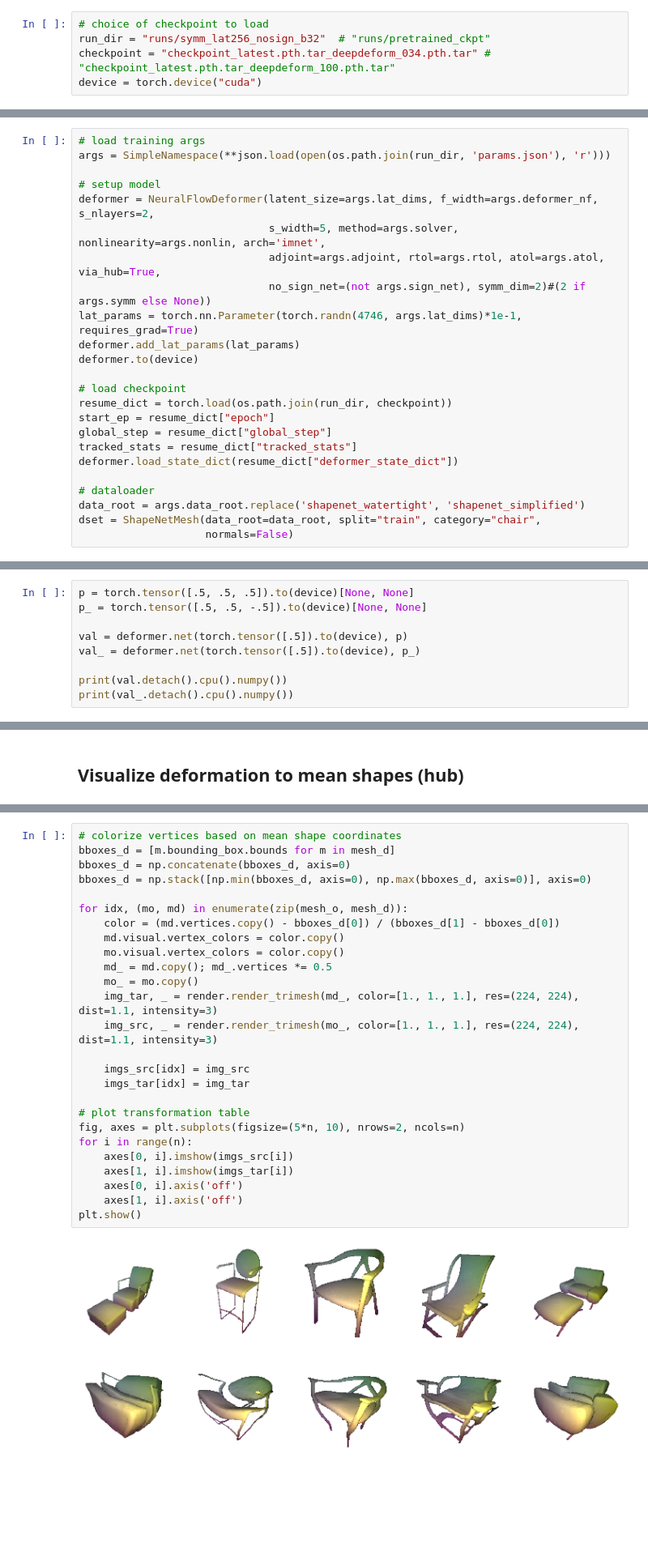
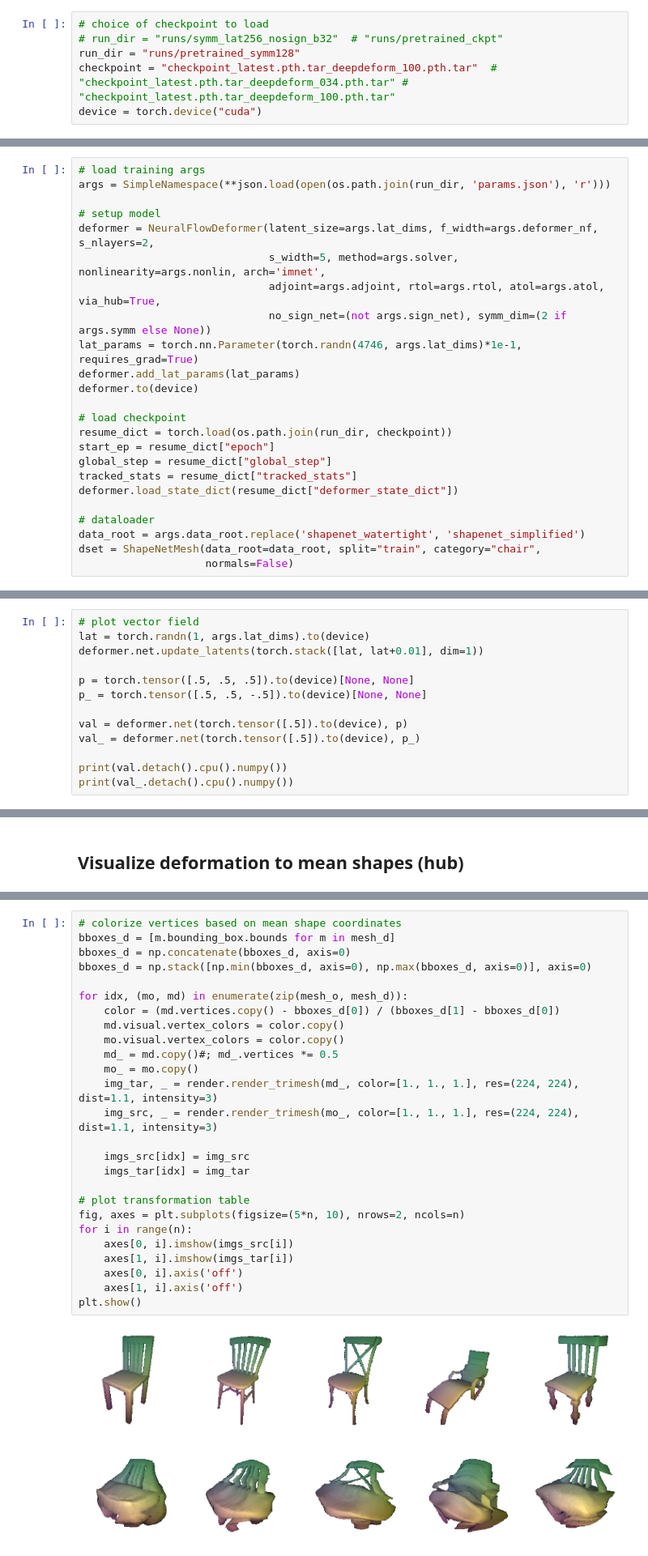
Before and after one commit to maxjiang93/ShapeFlow, a Jupyter notebook: visualize_deformer.ipynb, the cells around one changed output, grey strips where cells are left out. Shown at 81% size. Saved outputs shown, nothing was run; the diff lists cells and outputs as text; blank space fills up the shorter version.

```diff
--- a/visualize_deformer.ipynb
+++ b/visualize_deformer.ipynb
@@ -18,8 +18,9 @@ from deepdeform.layers.deformation_layer import NeuralFlowDeformer
 ### Options
 # %%
 # choice of checkpoint to load
-run_dir = "runs/symm_lat256_nosign_b32"  # "runs/pretrained_ckpt"
-checkpoint = "checkpoint_latest.pth.tar_deepdeform_034.pth.tar" #  "checkpoint_latest.pth.tar_deepdeform_100.pth.tar"
+# run_dir = "runs/symm_lat256_nosign_b32"  # "runs/pretrained_ckpt"
+run_dir = "runs/pretrained_symm128"
+checkpoint = "checkpoint_latest.pth.tar_deepdeform_100.pth.tar"  # "checkpoint_latest.pth.tar_deepdeform_034.pth.tar" #  "checkpoint_latest.pth.tar_deepdeform_100.pth.tar"
 device = torch.device("cuda")
 # %% [markdown]
 ### Setup
@@ -31,7 +32,7 @@ args = SimpleNamespace(**json.load(open(os.path.join(run_dir, 'params.json'), 'r
 deformer = NeuralFlowDeformer(latent_size=args.lat_dims, f_width=args.deformer_nf, s_nlayers=2,
                               s_width=5, method=args.solver, nonlinearity=args.nonlin, arch='imnet',
                               adjoint=args.adjoint, rtol=args.rtol, atol=args.atol, via_hub=True,
-                              no_sign_net=(not args.sign_net), symm_dim=2)#(2 if args.symm else None))
+                              no_sign_net=(not args.sign_net), symm_dim=(2 if args.symm else None))
 lat_params = torch.nn.Parameter(torch.randn(4746, args.lat_dims)*1e-1, requires_grad=True)
 deformer.add_lat_params(lat_params)
 deformer.to(device)
@@ -50,6 +51,10 @@ dset = ShapeNetMesh(data_root=data_root, split="train", category="chair",
 # %% [markdown]
 ### Plot a vector field
 # %%
+# plot vector field
+lat = torch.randn(1, args.lat_dims).to(device)
+deformer.net.update_latents(torch.stack([lat, lat+0.01], dim=1))
+
 p = torch.tensor([.5, .5, .5]).to(device)[None, None]
 p_ = torch.tensor([.5, .5, -.5]).to(device)[None, None]
 
@@ -276,28 +281,28 @@ pbar.close()
 # %%
 # colorize vertices based on mean shape coordinates
 bboxes_d = [m.bounding_box.bounds for m in mesh_d]
 bboxes_d = np.concatenate(bboxes_d, axis=0)
 bboxes_d = np.stack([np.min(bboxes_d, axis=0), np.max(bboxes_d, axis=0)], axis=0)
 
 for idx, (mo, md) in enumerate(zip(mesh_o, mesh_d)):
     color = (md.vertices.copy() - bboxes_d[0]) / (bboxes_d[1] - bboxes_d[0])
     md.visual.vertex_colors = color.copy()
     mo.visual.vertex_colors = color.copy()
-    md_ = md.copy(); md_.vertices *= 0.5
+    md_ = md.copy()#; md_.vertices *= 0.5
     mo_ = mo.copy()
     img_tar, _ = render.render_trimesh(md_, color=[1., 1., 1.], res=(224, 224), dist=1.1, intensity=3)
     img_src, _ = render.render_trimesh(mo_, color=[1., 1., 1.], res=(224, 224), dist=1.1, intensity=3)
 
     imgs_src[idx] = img_src
     imgs_tar[idx] = img_tar
 
 # plot transformation table
 fig, axes = plt.subplots(figsize=(5*n, 10), nrows=2, ncols=n)
 for i in range(n):
     axes[0, i].imshow(imgs_src[i])
     axes[1, i].imshow(imgs_tar[i])
     axes[0, i].axis('off')
     axes[1, i].axis('off')
 plt.show()
 # %% [output]
-[figure, old version]
+[figure, new version]
```
Also changed, not shown: parts of 6 cells of this notebook, 11 other files.
